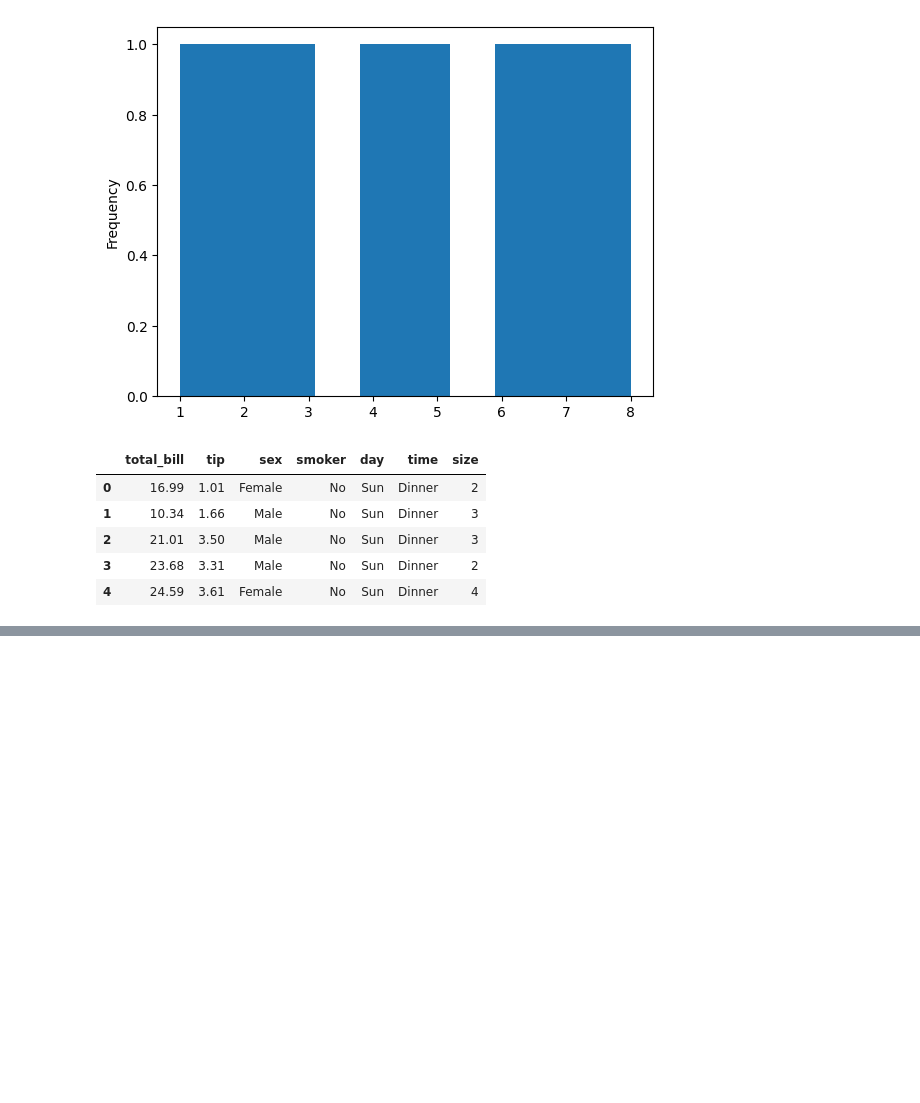
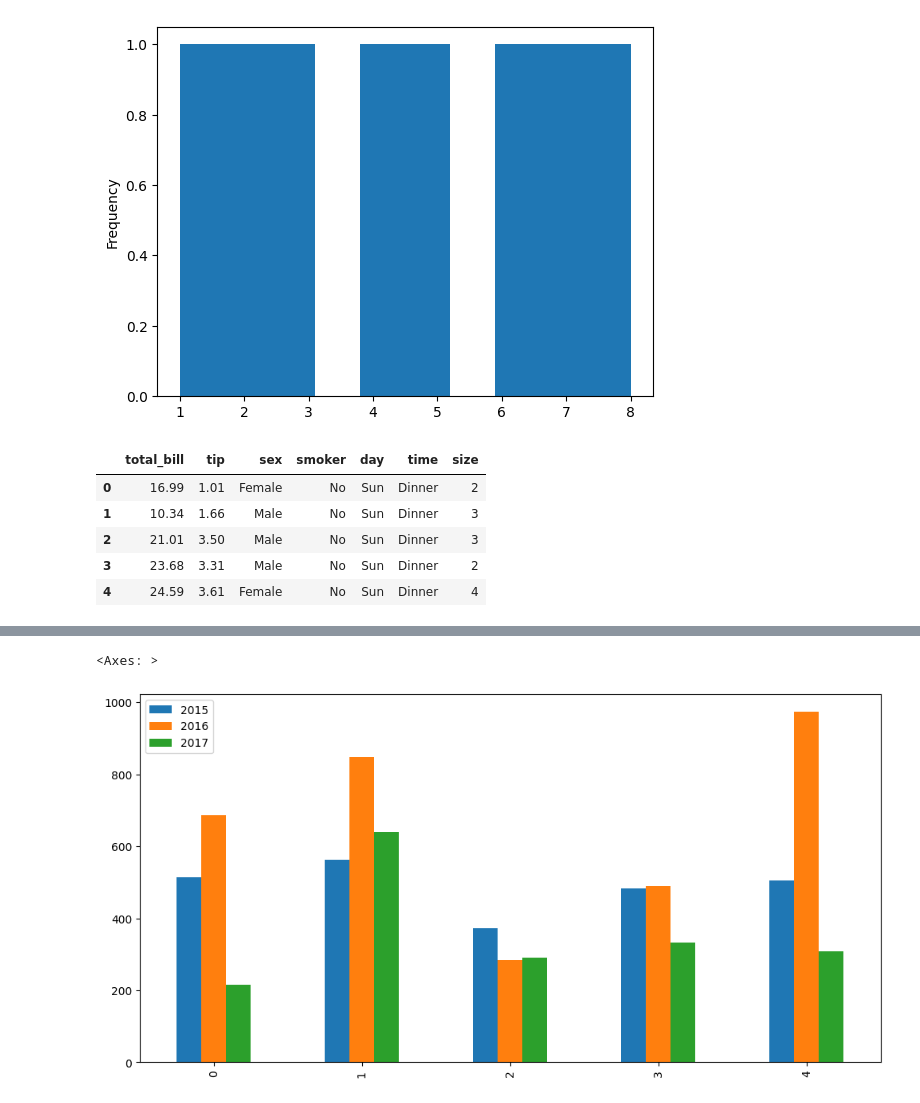
Before and after one commit to rahulkumar80026/Machine-Learning-Basic-to-Advanced, a Jupyter notebook: DataVisulization/2nd.ipynb, the cells around one changed output, grey strips where cells are left out. Cells and saved outputs as stored; diff of their text form; code cells hidden in the pictures; blank space fills up the shorter version.

```diff
--- a/DataVisulization/2nd.ipynb
+++ b/DataVisulization/2nd.ipynb
@@ -336,0 +337,8 @@ tips.plot(kind='scatter', x='total_bill', y='tip',title='Cost Analysis', xlabel=
+# %%
+# bar chart --> single --> horizontal -> multiple
+temp=pd.read_csv('batsman_season_record.csv')
+temp
+temp.plot(kind='bar', figsize=(12,6))
+# %% [output]
+<Axes: >
+[figure, added]
```
Also changed, not shown: parts of 12 cells of this notebook.
